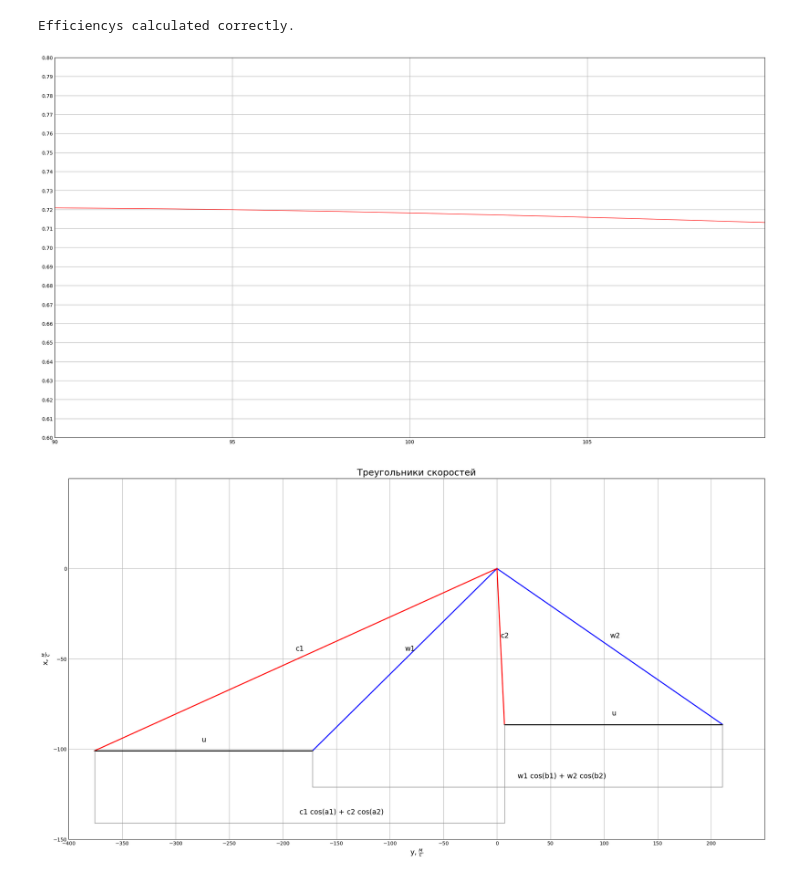
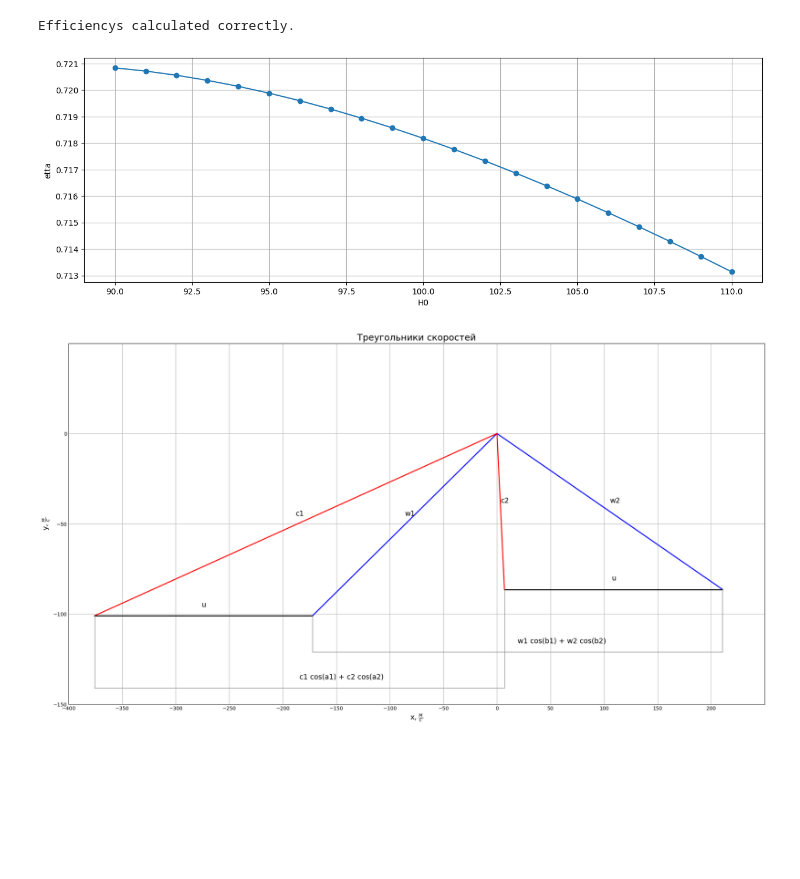
Before and after one commit to Gribtsi/turbines, a Jupyter notebook: Untitled10.ipynb, the cells around one changed output. Cells and saved outputs as stored; diff of their text form; code cells hidden in the pictures; blank space fills up the shorter version.

```diff
--- a/Untitled10.ipynb
+++ b/Untitled10.ipynb
@@ -116,3 +118,12 @@ plot_process(ax, points=[turbine._point_middle, turbine.point_middle, turbine.po
+# %%
+import matplotlib.pyplot as plt
+
+def plot_distribution(valuesY, ax_name, label, valuesX = range(1, 10)):
+    fig, ax = plt.subplots(1, 1, figsize=(15,5))
+    ax.plot(valuesX, valuesY, marker='o')
+    ax.set_xlabel(label)
+    ax.set_ylabel(ax_name)
+    ax.grid()
 # %%
 G = turbine.inlet_mass_flow
 d = 1.08
@@ -173,19 +184,10 @@ Efficiencys calculated correctly.
 # %%
 for stage_variant in stages:
     stage_variant.calc_durability()
-# %%
-plt.style.use('_mpl-gallery')
-
-fig, ax = plt.subplots(figsize=(20, 10.8), layout='constrained')
-
-ax.plot([k.H0 for k in stages], [k.etta_oi for k in stages], linewidth=1, color = "red")
-
-ax.set(xlim=(90, 110), xticks=numpy.arange(90, 110, 5),
-       ylim=(0.6, 0.8), yticks=numpy.arange(0.6, 0.8, 0.01))
-
-plt.show()
-# %% [output]
-[figure, removed]
+# %%
+plot_distribution([k.etta_oi for k in stages], 'etta', 'H0', [k.H0 for k in stages])
+# %% [output]
+[figure, added]
 # %%
 optimal_stage = max(stages, key = lambda x : x.etta_oi)
 optimal_stage.build_triangles()
```
Also changed, not shown: parts of 12 cells of this notebook, 3 other files.
